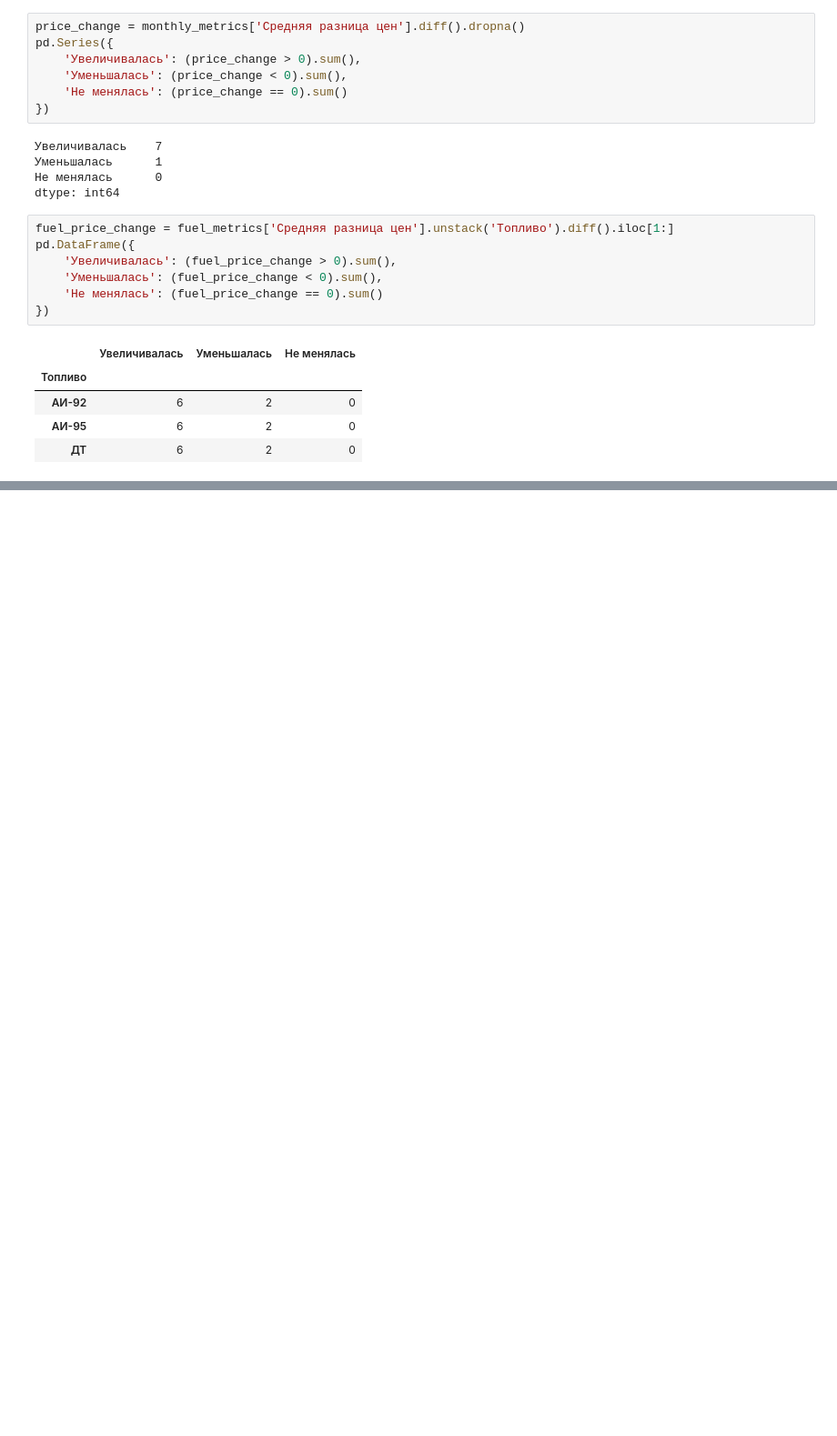
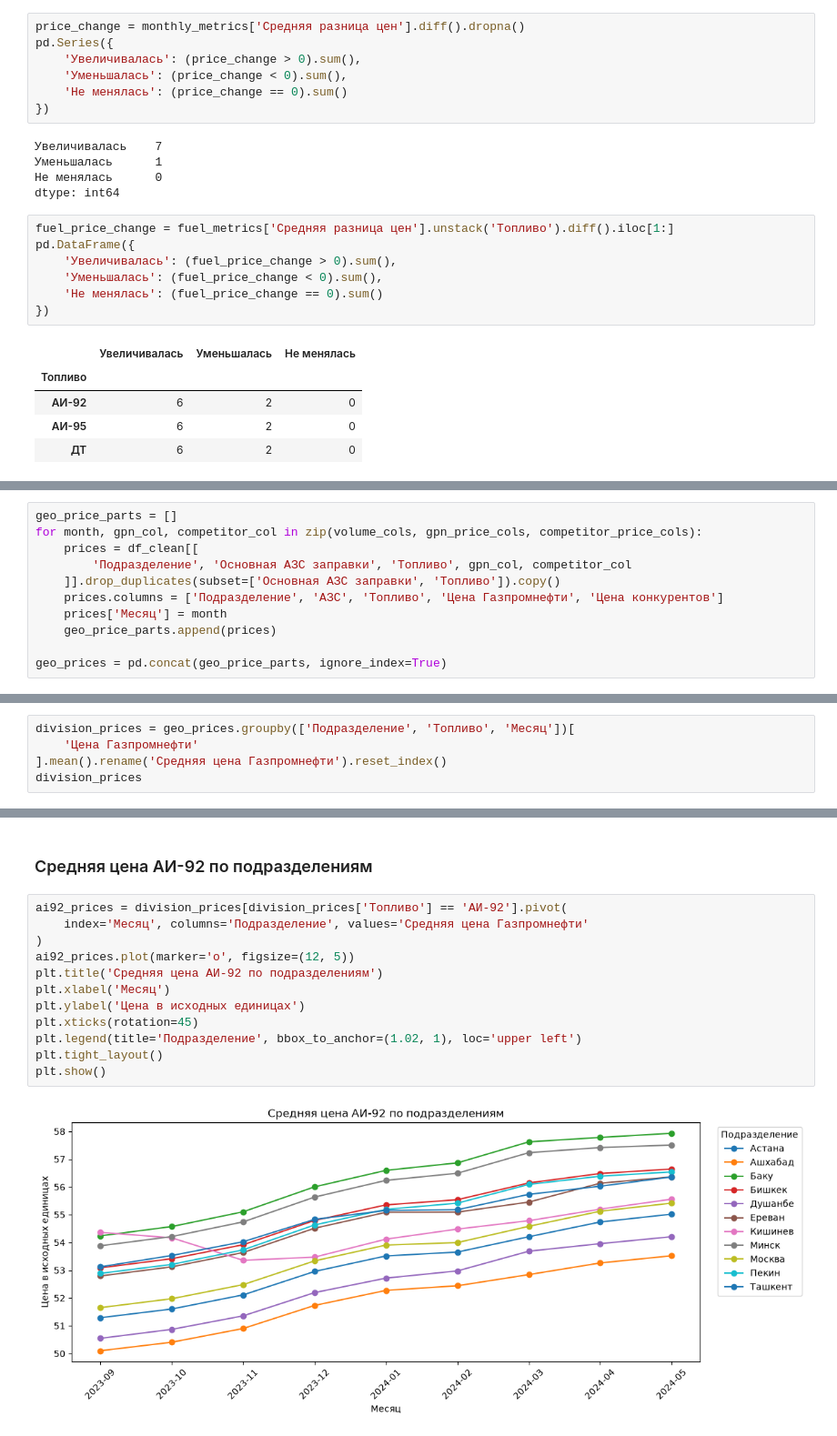
Before and after one commit to c-ch256/gpn-intelligence-cup-2026, a Jupyter notebook: notebooks/analyz.ipynb, the cells around one changed output, grey strips where cells are left out. Shown at 91% size. Saved outputs shown, nothing was run; the diff lists cells and outputs as text; blank space fills up the shorter version.

```diff
--- a/notebooks/analyz.ipynb
+++ b/notebooks/analyz.ipynb
@@ -434,0 +755,11 @@ pd.DataFrame({
+# %%
+geo_price_parts = []
+for month, gpn_col, competitor_col in zip(volume_cols, gpn_price_cols, competitor_price_cols):
+    prices = df_clean[[
+        'Подразделение', 'Основная АЗС заправки', 'Топливо', gpn_col, competitor_col
+    ]].drop_duplicates(subset=['Основная АЗС заправки', 'Топливо']).copy()
+    prices.columns = ['Подразделение', 'АЗС', 'Топливо', 'Цена Газпромнефти', 'Цена конкурентов']
+    prices['Месяц'] = month
+    geo_price_parts.append(prices)
+
+geo_prices = pd.concat(geo_price_parts, ignore_index=True)
@@ -434,0 +865,5 @@ pd.DataFrame({
+# %%
+division_prices = geo_prices.groupby(['Подразделение', 'Топливо', 'Месяц'])[
+    'Цена Газпромнефти'
+].mean().rename('Средняя цена Газпромнефти').reset_index()
+division_prices
@@ -434,0 +884,16 @@ pd.DataFrame({
+# %% [markdown]
+### Средняя цена АИ-92 по подразделениям
+# %%
+ai92_prices = division_prices[division_prices['Топливо'] == 'АИ-92'].pivot(
+    index='Месяц', columns='Подразделение', values='Средняя цена Газпромнефти'
+)
+ai92_prices.plot(marker='o', figsize=(12, 5))
+plt.title('Средняя цена АИ-92 по подразделениям')
+plt.xlabel('Месяц')
+plt.ylabel('Цена в исходных единицах')
+plt.xticks(rotation=45)
+plt.legend(title='Подразделение', bbox_to_anchor=(1.02, 1), loc='upper left')
+plt.tight_layout()
+plt.show()
+# %% [output]
+[figure, added]
```
Also changed, not shown: parts of 123 cells of this notebook.
